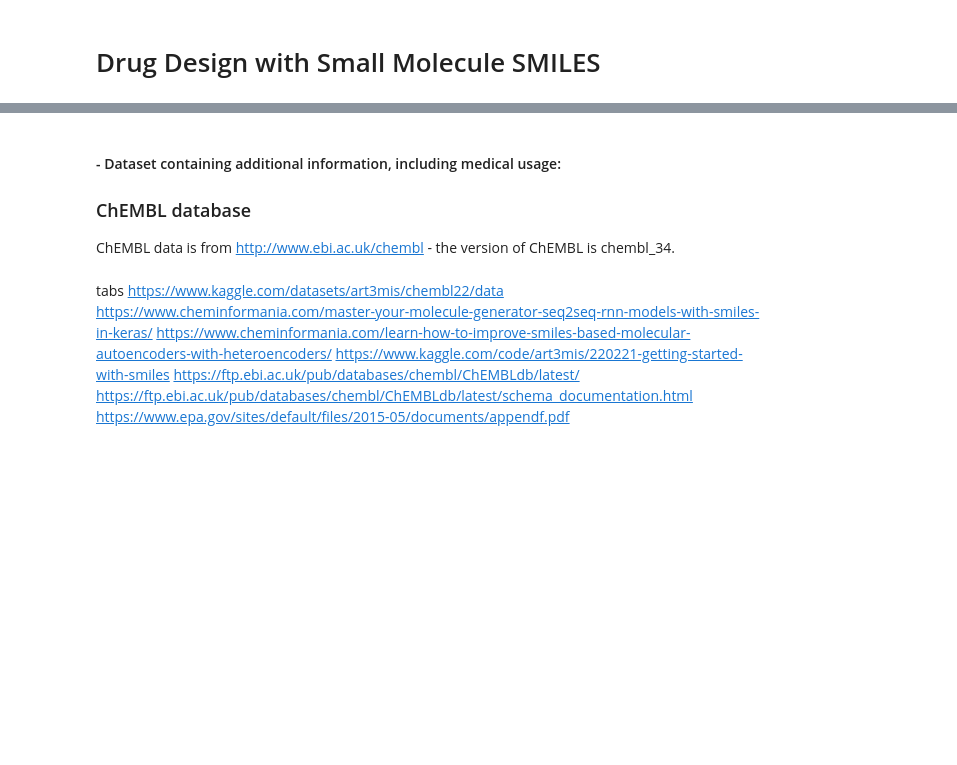
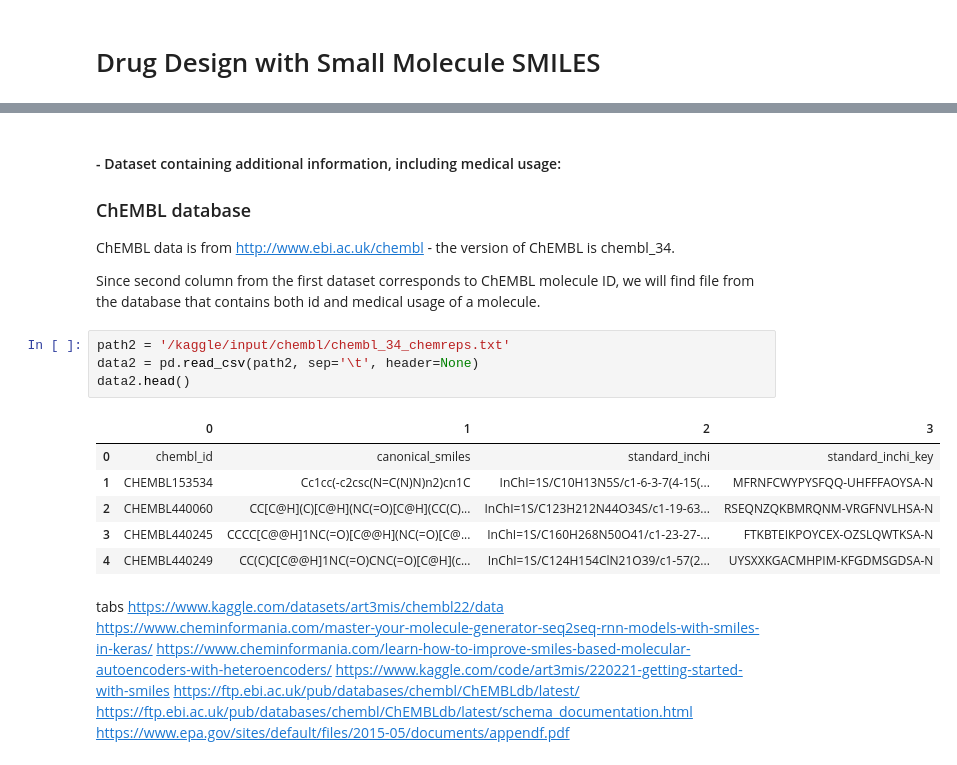
Before and after one commit to turquoise-comb/ml-project, a Jupyter notebook: notebook.ipynb, the cells around one changed output, grey strips where cells are left out. Drawn from its saved outputs; the diff is of its cells as text; blank space fills up the shorter version.

```diff
--- a/notebook.ipynb
+++ b/notebook.ipynb
@@ -38,6 +81,19 @@ aaa
 ### ChEMBL database
 ChEMBL data is from http://www.ebi.ac.uk/chembl - the version of ChEMBL is
 chembl_34.
+
+Since second column from the first dataset corresponds to ChEMBL molecule ID, we will find file from the database that contains both id and medical usage of a molecule.
+# %%
+path2 = '/kaggle/input/chembl/chembl_34_chemreps.txt'
+data2 = pd.read_csv(path2, sep='\t', header=None)
+data2.head()
+# %% [output]
+|  | 0 | 1 | 2 | 3 |
+| 0 | chembl_id | canonical_smiles | standard_inchi | standard_inchi_key |
+| 1 | CHEMBL153534 | Cc1cc(-c2csc(N=C(N)N)n2)cn1C | InChI=1S/C10H13N5S/c1-6-3-7(4-15(... | MFRNFCWYPYSFQQ-UHFFFAOYSA-N |
+| 2 | CHEMBL440060 | CC[C@H](C)[C@H](NC(=O)[C@H](CC(C)... | InChI=1S/C123H212N44O34S/c1-19-63... | RSEQNZQKBMRQNM-VRGFNVLHSA-N |
+| 3 | CHEMBL440245 | CCCC[C@@H]1NC(=O)[C@@H](NC(=O)[C@... | InChI=1S/C160H268N50O41/c1-23-27-... | FTKBTEIKPOYCEX-OZSLQWTKSA-N |
+| 4 | CHEMBL440249 | CC(C)C[C@@H]1NC(=O)CNC(=O)[C@H](c... | InChI=1S/C124H154ClN21O39/c1-57(2... | UYSXXKGACMHPIM-KFGDMSGDSA-N |
 # %% [markdown]
 tabs
 https://www.kaggle.com/datasets/art3mis/chembl22/data
```
Also changed, not shown: parts of 10 cells of this notebook.
